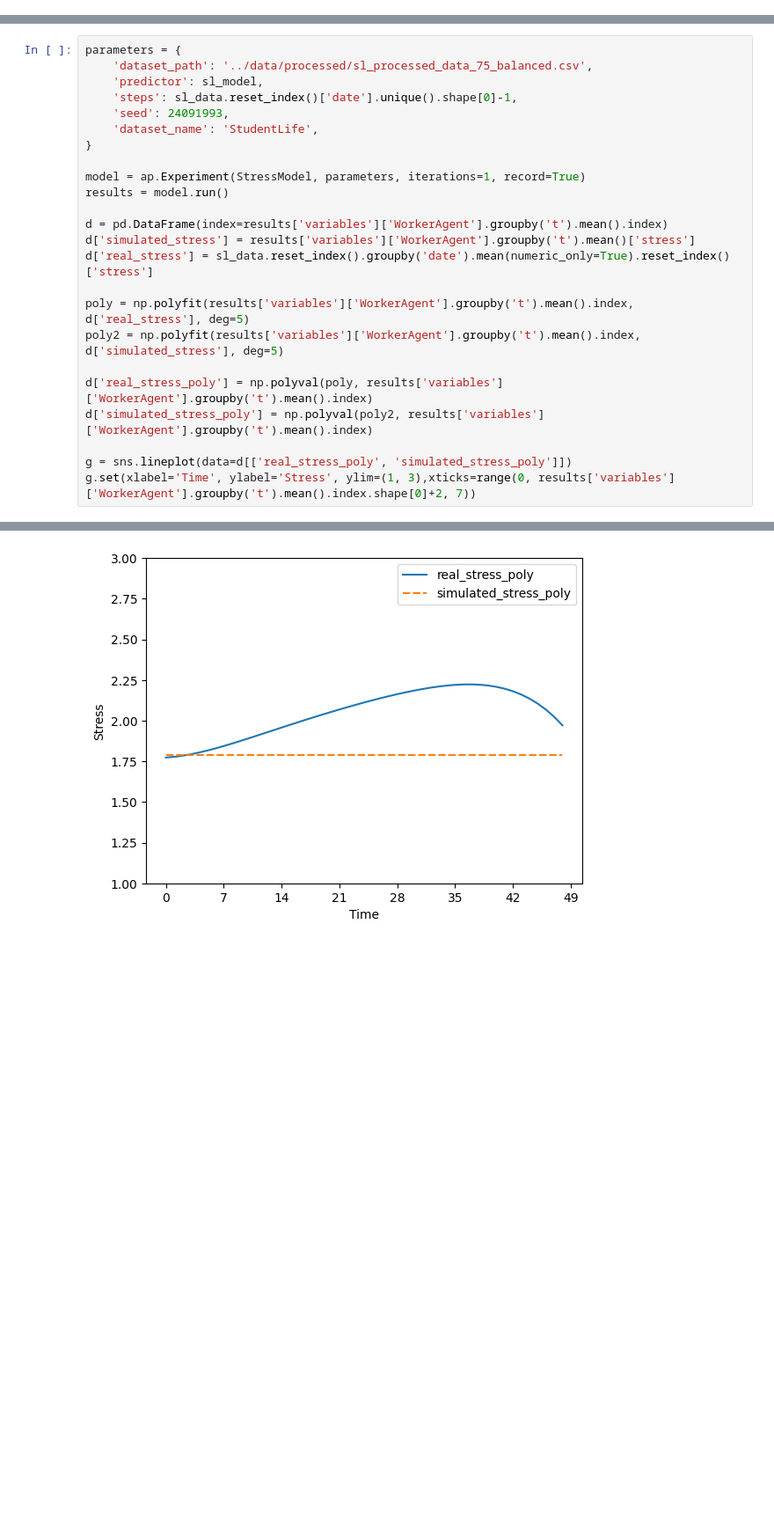
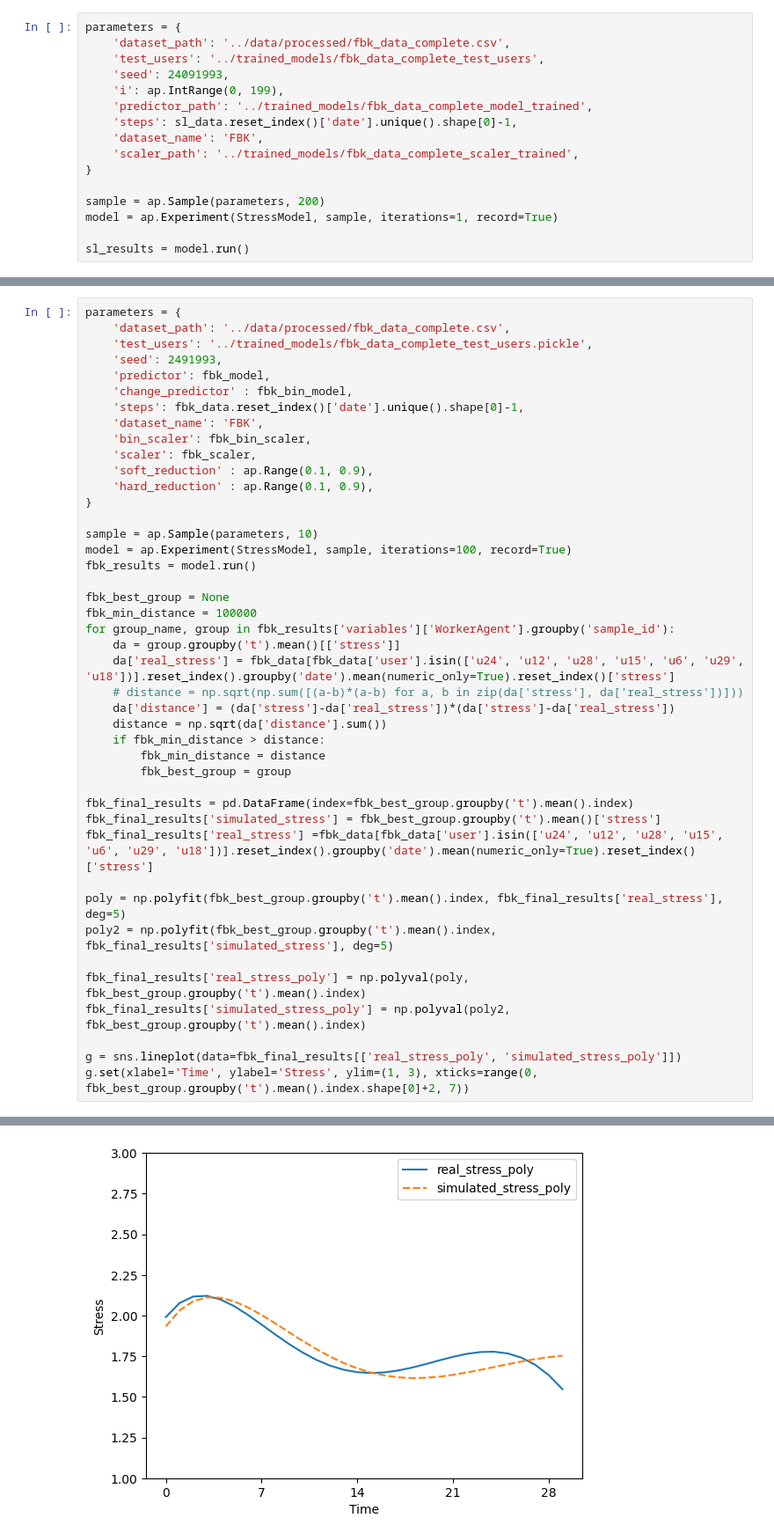
Before and after one commit to chavinvan/paams23-abm-stress, a Jupyter notebook: code/simulation/Simulation.ipynb, the cells around one changed output, grey strips where cells are left out. Shown at 88% size. Drawn from its saved outputs; the diff is of its cells as text; blank space fills up the shorter version.

```diff
--- a/code/simulation/Simulation.ipynb
+++ b/code/simulation/Simulation.ipynb
@@ -16,0 +85,16 @@ fbk_model = pickle.load(open('../trained_models/fbk_data_75_balanced_notcut_mode
+# %%
+parameters = {
+    'dataset_path': '../data/processed/fbk_data_complete.csv',
+    'test_users': '../trained_models/fbk_data_complete_test_users',
+    'seed': 24091993,
+    'i': ap.IntRange(0, 199),
+    'predictor_path': '../trained_models/fbk_data_complete_model_trained',
+    'steps': sl_data.reset_index()['date'].unique().shape[0]-1,
+    'dataset_name': 'FBK',
+    'scaler_path': '../trained_models/fbk_data_complete_scaler_trained',
+}
+
+sample = ap.Sample(parameters, 200)
+model = ap.Experiment(StressModel, sample, iterations=1, record=True)
+
+sl_results = model.run()
@@ -17,25 +144,44 @@ fbk_model = pickle.load(open('../trained_models/fbk_data_75_balanced_notcut_mode
 # %%
 parameters = {
-    'dataset_path': '../data/processed/sl_processed_data_75_balanced.csv',
-    'predictor': sl_model,
-    'steps': sl_data.reset_index()['date'].unique().shape[0]-1,
-    'seed': 24091993,
-    'dataset_name': 'StudentLife',
+    'dataset_path': '../data/processed/fbk_data_complete.csv',
+    'test_users': '../trained_models/fbk_data_complete_test_users.pickle',
+    'seed': 2491993,
+    'predictor': fbk_model,
+    'change_predictor' : fbk_bin_model,
+    'steps': fbk_data.reset_index()['date'].unique().shape[0]-1,
+    'dataset_name': 'FBK',
+    'bin_scaler': fbk_bin_scaler,
+    'scaler': fbk_scaler,
+    'soft_reduction' : ap.Range(0.1, 0.9),
+    'hard_reduction' : ap.Range(0.1, 0.9),
 }
 
-model = ap.Experiment(StressModel, parameters, iterations=1, record=True)
-results = model.run()
+sample = ap.Sample(parameters, 10)
+model = ap.Experiment(StressModel, sample, iterations=100, record=True)
+fbk_results = model.run()
 
-d = pd.DataFrame(index=results['variables']['WorkerAgent'].groupby('t').mean().index)
-d['simulated_stress'] = results['variables']['WorkerAgent'].groupby('t').mean()['stress']
-d['real_stress'] = sl_data.reset_index().groupby('date').mean(numeric_only=True).reset_index()['stress']
+fbk_best_group = None
+fbk_min_distance = 100000
+for group_name, group in fbk_results['variables']['WorkerAgent'].groupby('sample_id'):
+    da = group.groupby('t').mean()[['stress']]
+    da['real_stress'] = fbk_data[fbk_data['user'].isin(['u24', 'u12', 'u28', 'u15', 'u6', 'u29', 'u18'])].reset_index().groupby('date').mean(numeric_only=True).reset_index()['stress']
+    # distance = np.sqrt(np.sum([(a-b)*(a-b) for a, b in zip(da['stress'], da['real_stress'])]))
+    da['distance'] = (da['stress']-da['real_stress'])*(da['stress']-da['real_stress'])
+    distance = np.sqrt(da['distance'].sum())
+    if fbk_min_distance > distance:
+        fbk_min_distance = distance
+        fbk_best_group = group
 
-poly = np.polyfit(results['variables']['WorkerAgent'].groupby('t').mean().index, d['real_stress'], deg=5)
-poly2 = np.polyfit(results['variables']['WorkerAgent'].groupby('t').mean().index, d['simulated_stress'], deg=5)
+fbk_final_results = pd.DataFrame(index=fbk_best_group.groupby('t').mean().index)
+fbk_final_results['simulated_stress'] = fbk_best_group.groupby('t').mean()['stress']
+fbk_final_results['real_stress'] =fbk_data[fbk_data['user'].isin(['u24', 'u12', 'u28', 'u15', 'u6', 'u29', 'u18'])].reset_index().groupby('date').mean(numeric_only=True).reset_index()['stress']
 
-d['real_stress_poly'] = np.polyval(poly, results['variables']['WorkerAgent'].groupby('t').mean().index)
-d['simulated_stress_poly'] = np.polyval(poly2, results['variables']['WorkerAgent'].groupby('t').mean().index)
+poly = np.polyfit(fbk_best_group.groupby('t').mean().index, fbk_final_results['real_stress'], deg=5)
+poly2 = np.polyfit(fbk_best_group.groupby('t').mean().index, fbk_final_results['simulated_stress'], deg=5)
 
-g = sns.lineplot(data=d[['real_stress_poly', 'simulated_stress_poly']])
-g.set(xlabel='Time', ylabel='Stress', ylim=(1, 3),xticks=range(0, results['variables']['WorkerAgent'].groupby('t').mean().index.shape[0]+2, 7))
+fbk_final_results['real_stress_poly'] = np.polyval(poly, fbk_best_group.groupby('t').mean().index)
+fbk_final_results['simulated_stress_poly'] = np.polyval(poly2, fbk_best_group.groupby('t').mean().index)
+
+g = sns.lineplot(data=fbk_final_results[['real_stress_poly', 'simulated_stress_poly']])
+g.set(xlabel='Time', ylabel='Stress', ylim=(1, 3), xticks=range(0, fbk_best_group.groupby('t').mean().index.shape[0]+2, 7))
 # %% [output]
@@ -56,2 +199,2 @@ Run time: 0:00:00.809810
   <matplotlib.axis.XTick at 0x...>]]
-[figure, old version]
+[figure, new version]
```
Also changed, not shown: parts of 13 cells of this notebook, 11 other files.
